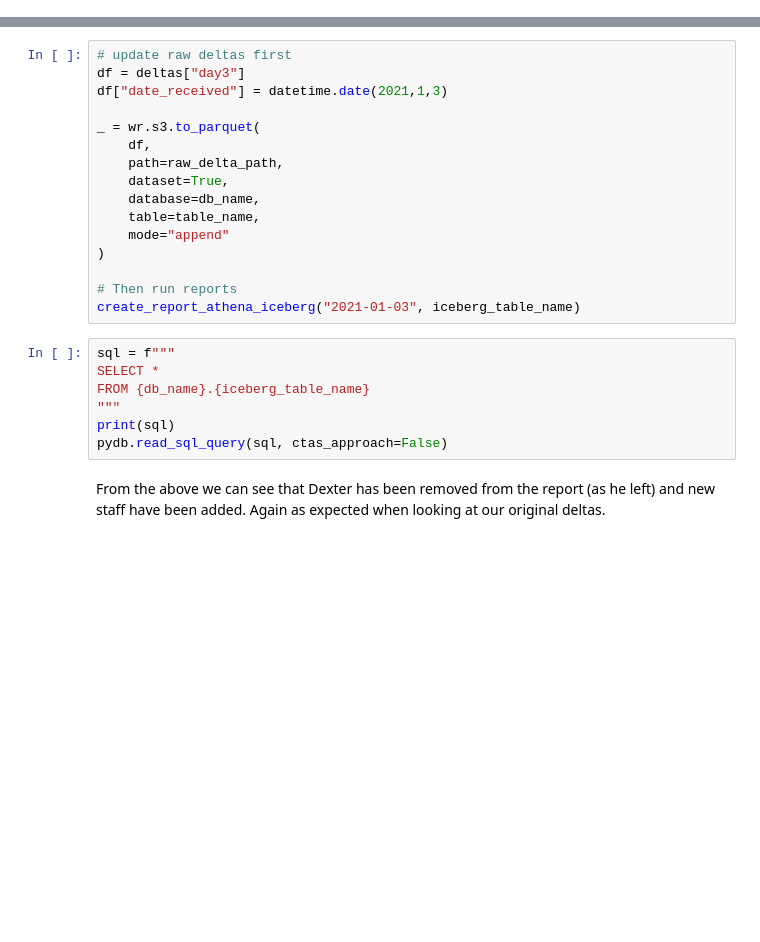
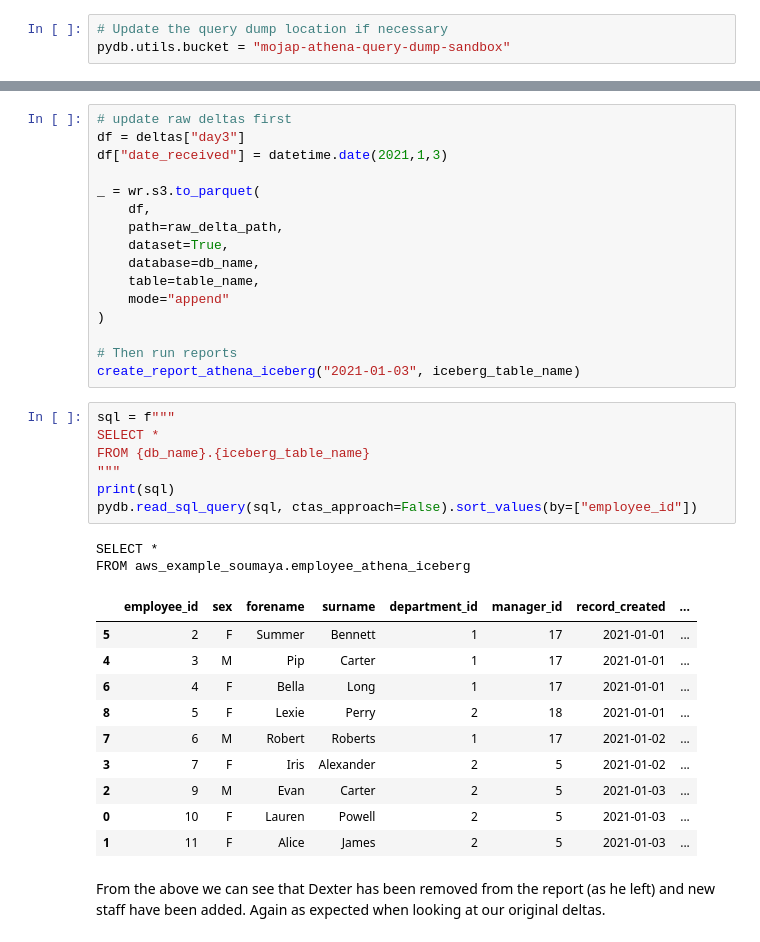
Before and after one commit to moj-analytical-services/iceberg-evaluation, a Jupyter notebook: hudi_vs_iceberg/athena_iceberg/updating_db_with_deltas_iceberg.ipynb, the cells around one changed output, grey strips where cells are left out. Drawn from its saved outputs; the diff is of its cells as text; blank space fills up the shorter version.

Commit message:
update delta iceberg example (#29)

```diff
--- a/hudi_vs_iceberg/athena_iceberg/updating_db_with_deltas_iceberg.ipynb
+++ b/hudi_vs_iceberg/athena_iceberg/updating_db_with_deltas_iceberg.ipynb
@@ -36,6 +42,9 @@ if db_name in df_dbs["Database"].to_list():
     wr.catalog.delete_database(
         name=db_name
     )
+# %%
+# Update the query dump location if necessary
+pydb.utils.bucket = "mojap-athena-query-dump-sandbox"
 # %% [markdown]
 ### Get the deltas
 
@@ -252,10 +312,23 @@ create_report_athena_iceberg("2021-01-03", iceberg_table_name)
 # %%
 sql = f"""
 SELECT *
 FROM {db_name}.{iceberg_table_name}
 """
 print(sql)
-pydb.read_sql_query(sql, ctas_approach=False)
+pydb.read_sql_query(sql, ctas_approach=False).sort_values(by=["employee_id"])
+# %% [output]
+SELECT *
+FROM aws_example_soumaya.employee_athena_iceberg
+|  | employee_id | sex | forename | surname | department_id | manager_id | record_created | ... |
+| 5 | 2 | F | Summer | Bennett | 1 | 17 | 2021-01-01 | ... |
+| 4 | 3 | M | Pip | Carter | 1 | 17 | 2021-01-01 | ... |
+| 6 | 4 | F | Bella | Long | 1 | 17 | 2021-01-01 | ... |
+| 8 | 5 | F | Lexie | Perry | 2 | 18 | 2021-01-01 | ... |
+| 7 | 6 | M | Robert | Roberts | 1 | 17 | 2021-01-02 | ... |
+| 3 | 7 | F | Iris | Alexander | 2 | 5 | 2021-01-02 | ... |
+| 2 | 9 | M | Evan | Carter | 2 | 5 | 2021-01-03 | ... |
+| 0 | 10 | F | Lauren | Powell | 2 | 5 | 2021-01-03 | ... |
+| 1 | 11 | F | Alice | James | 2 | 5 | 2021-01-03 | ... |
 # %% [markdown]
 From the above we can see that Dexter has been removed from the report (as he left) and new staff have been added. Again as expected when looking at our original deltas.
 # %% [markdown]
```
Also changed, not shown: parts of 15 cells of this notebook.
